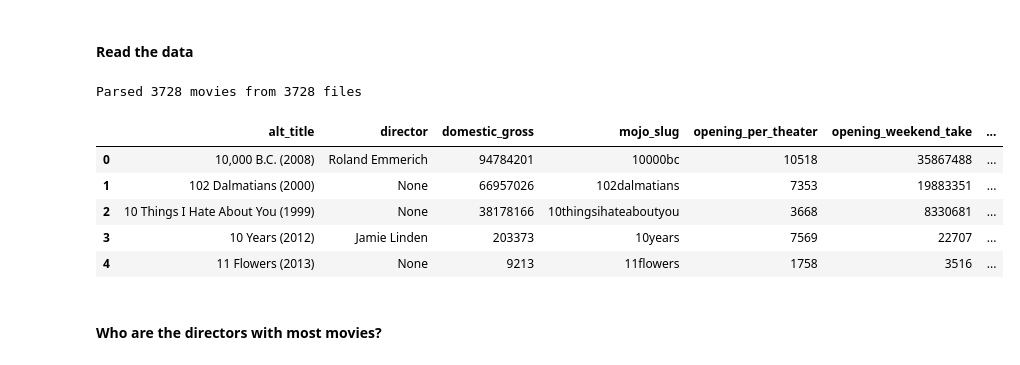
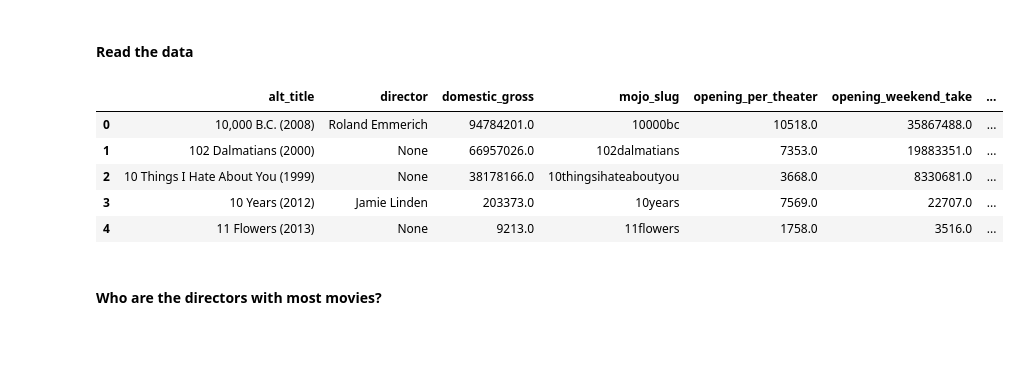
Before and after one commit to yuriyvar/Lions, a Jupyter notebook: day_03/Python_Regression_categorical_vals_testtrain_split.ipynb, the cells around one changed output. Cells and saved outputs as stored; diff of their text form; code cells hidden in the pictures.

Commit message:
Added load data function

```diff
--- a/day_03/Python_Regression_categorical_vals_testtrain_split.ipynb
+++ b/day_03/Python_Regression_categorical_vals_testtrain_split.ipynb
@@ -2,24 +2,34 @@
 ## DEALING WITH CATEGORICAL FEATURES
 # %% [markdown]
 #### Read the data
-# %%
-import sys
-sys.path.append('..')
-
-from project_1.loaddata import get_boxofficemojo_movies
-movie_list = get_boxofficemojo_movies()
-
-import pandas as pd
-movies = pd.DataFrame(movie_list)
-movies.head()
-# %% [output]
-Parsed 3728 movies from 3728 files
-|  | alt_title | director | domestic_gross | mojo_slug | opening_per_theater | opening_weekend_take | ... |
-| 0 | 10,000 B.C. (2008) | Roland Emmerich | 94784201 | 10000bc | 10518 | 35867488 | ... |
-| 1 | 102 Dalmatians (2000) | None | 66957026 | 102dalmatians | 7353 | 19883351 | ... |
-| 2 | 10 Things I Hate About You (1999) | None | 38178166 | 10thingsihateaboutyou | 3668 | 8330681 | ... |
-| 3 | 10 Years (2012) | Jamie Linden | 203373 | 10years | 7569 | 22707 | ... |
-| 4 | 11 Flowers (2013) | None | 9213 | 11flowers | 1758 | 3516 | ... |
+# %%
+import pandas as pd
+
+def get_movies(aDir):
+    import os, json
+    file_contents = os.listdir(aDir)
+
+    movie_list = []
+
+    for filename in file_contents:
+        filepath = os.path.join(aDir, filename)
+
+        with open(filepath, 'r') as movie_file:
+            movie_data = json.load(movie_file)
+        if hasattr(movie_data, "keys"): # type(movie_data) == dict:
+            movie_list.append(movie_data)
+    return movie_list
+
+movie_list = get_movies("../project_1/data/boxofficemojo/")
+movies = pd.DataFrame(movie_list)
+movies.head()
+# %% [output]
+|  | alt_title | director | domestic_gross | mojo_slug | opening_per_theater | opening_weekend_take | ... |
+| 0 | 10,000 B.C. (2008) | Roland Emmerich | 94784201.0 | 10000bc | 10518.0 | 35867488.0 | ... |
+| 1 | 102 Dalmatians (2000) | None | 66957026.0 | 102dalmatians | 7353.0 | 19883351.0 | ... |
+| 2 | 10 Things I Hate About You (1999) | None | 38178166.0 | 10thingsihateaboutyou | 3668.0 | 8330681.0 | ... |
+| 3 | 10 Years (2012) | Jamie Linden | 203373.0 | 10years | 7569.0 | 22707.0 | ... |
+| 4 | 11 Flowers (2013) | None | 9213.0 | 11flowers | 1758.0 | 3516.0 | ... |
 # %% [markdown]
 #### Who are the directors with most movies?
 # %%
```
